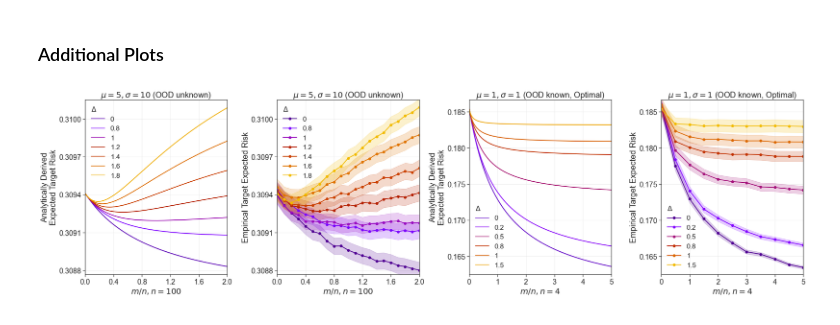
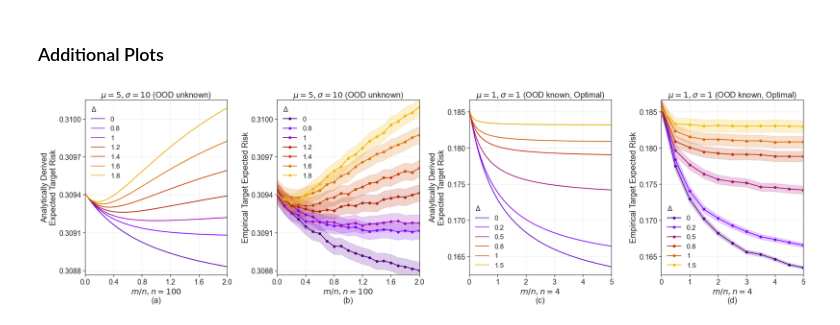
Before and after one commit to neurodata/value-of-ood-data, a Jupyter notebook: notebooks/1-univariate_fld.ipynb, the cells around one changed output. Saved outputs shown, nothing was run; the diff lists cells and outputs as text; code cells hidden in the pictures.

```diff
--- a/notebooks/1-univariate_fld.ipynb
+++ b/notebooks/1-univariate_fld.ipynb
@@ -478,7 +478,7 @@ dfm = df.melt(['m'], var_name='Delta', value_name='Risk')
 ax = axes[0]
 ax = sns.lineplot(data=dfm, x="m", y="Risk", hue="Delta", ax=ax, markers=["o"], ci=95, lw=2, palette='gnuplot')
 ax.set_ylabel("Analytically Derived" + "\n" + "Expected Target Risk", fontsize=fontsize)
-ax.set_xlabel(r"$m/n, n={}$".format(n), fontsize=fontsize)
+ax.set_xlabel(r"$m/n, n={}$".format(n) + "\n" + "(a)", fontsize=fontsize)
 ax.tick_params(axis='x', labelsize=labelsize)
 ax.tick_params(axis='y', labelsize=labelsize)
 ax.xaxis.set_major_locator(MaxNLocator(5))
@@ -504,7 +504,7 @@ for i, delta in enumerate(delta_list):
 ax.legend()
 
 ax.set_ylabel("Empirical Target Expected Risk", fontsize=fontsize)
-ax.set_xlabel(r"$m/n, n={}$".format(n), fontsize=fontsize)
+ax.set_xlabel(r"$m/n, n={}$".format(n) + "\n" + "(b)", fontsize=fontsize)
 ax.tick_params(axis='x', labelsize=labelsize)
 ax.tick_params(axis='y', labelsize=labelsize)
 ax.xaxis.set_major_locator(MaxNLocator(5))
@@ -572,7 +572,7 @@ dfm = df.melt(['m'], var_name='Delta', value_name='Risk')
 ax = axes[2]
 ax = sns.lineplot(data=dfm, x="m", y="Risk", hue="Delta", ax=ax, markers=["o"], ci=95, lw=2, palette='gnuplot')
 ax.set_ylabel("Analytically Derived" + "\n" + "Expected Target Risk", fontsize=fontsize)
-ax.set_xlabel(r"$m/n, n={}$".format(n), fontsize=fontsize)
+ax.set_xlabel(r"$m/n, n={}$".format(n) + "\n" + "(c)", fontsize=fontsize)
 ax.tick_params(axis='x', labelsize=labelsize)
 ax.tick_params(axis='y', labelsize=labelsize)
 ax.xaxis.set_major_locator(MaxNLocator(5))
@@ -586,34 +586,34 @@ ax.set_title(title, fontsize=fontsize)
 
 # simulation plot
 m_sizes = np.arange(0, mmax+1e-3, sim_step)
 color_idx = np.linspace(0.1, 0.9, len(delta_list))
 
 ax = axes[3]
 for i, delta in enumerate(delta_list):
     col = plt.cm.gnuplot(color_idx[i])
     risks = np.mean(risks_dict[str(delta)], axis=0)
     ax.plot(m_sizes/n, risks, lw=2, label = str(delta), color=col, marker="o")
     ci = 1.96 * np.std(risks_dict[str(delta)], axis=0) / np.sqrt(reps)
     ax.fill_between(m_sizes/n, (risks-ci), (risks+ci), alpha=0.2, color=col)
 ax.legend()
 
 ax.set_ylabel("Empirical Target Expected Risk", fontsize=fontsize)
-ax.set_xlabel(r"$m/n, n={}$".format(n), fontsize=fontsize)
+ax.set_xlabel(r"$m/n, n={}$".format(n) + "\n" + "(d)", fontsize=fontsize)
 ax.tick_params(axis='x', labelsize=labelsize)
 ax.tick_params(axis='y', labelsize=labelsize)
 ax.xaxis.set_major_locator(MaxNLocator(5))
 ax.yaxis.set_major_locator(MaxNLocator(5))
 
 ax.set_xlim([min(m_sizes/n), max(m_sizes/n)])
 ax.set_ylim(ylim)
 leg = ax.legend(title=r"$\Delta$", fontsize=labelsize-1, title_fontsize=labelsize-1, frameon=False)
 leg._legend_box.align = "left"
 ax.set_title(title, fontsize=fontsize)
 
 plt.subplots_adjust(wspace=0.35)
 
 plt.show()
 # %% [output]
-[figure, old version]
+[figure, new version]
 # %%
 fig.savefig("../paper/figs/5-additional-fld-plots.pdf", bbox_inches="tight")
```
